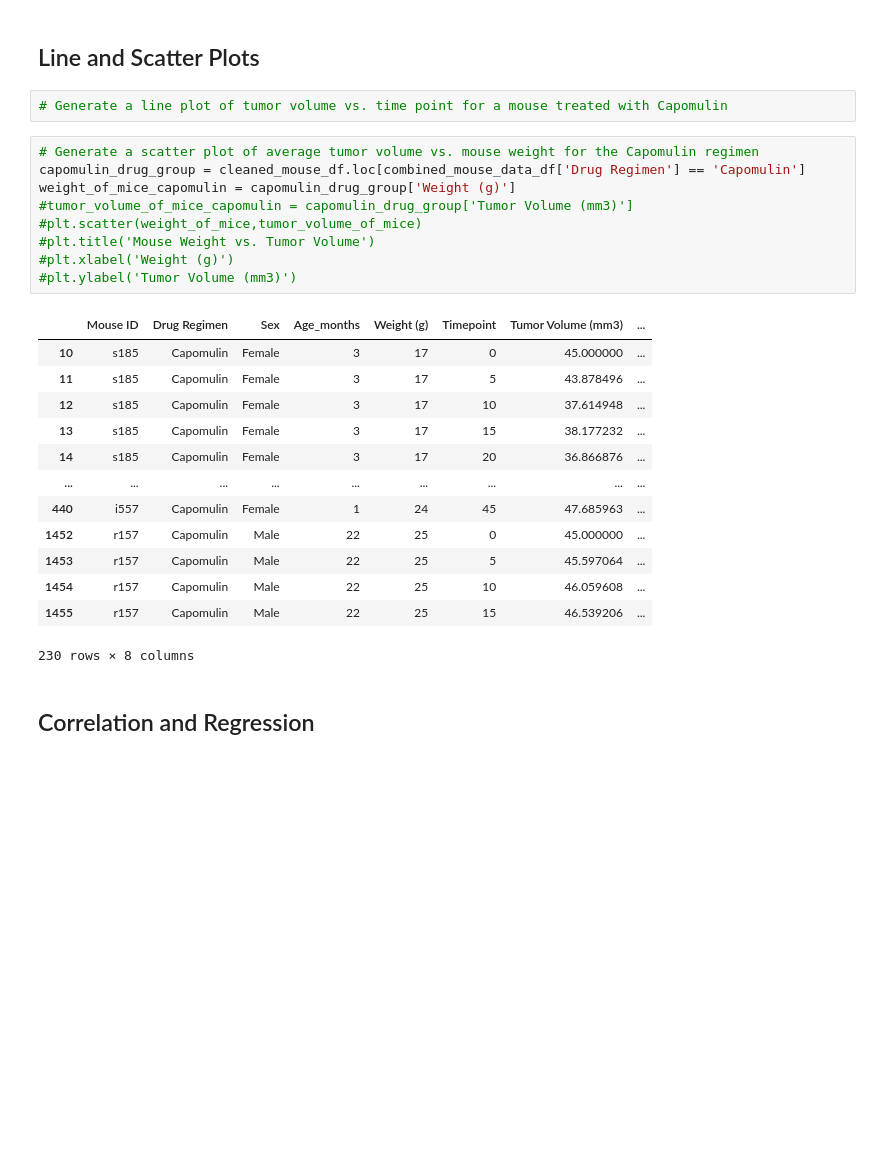
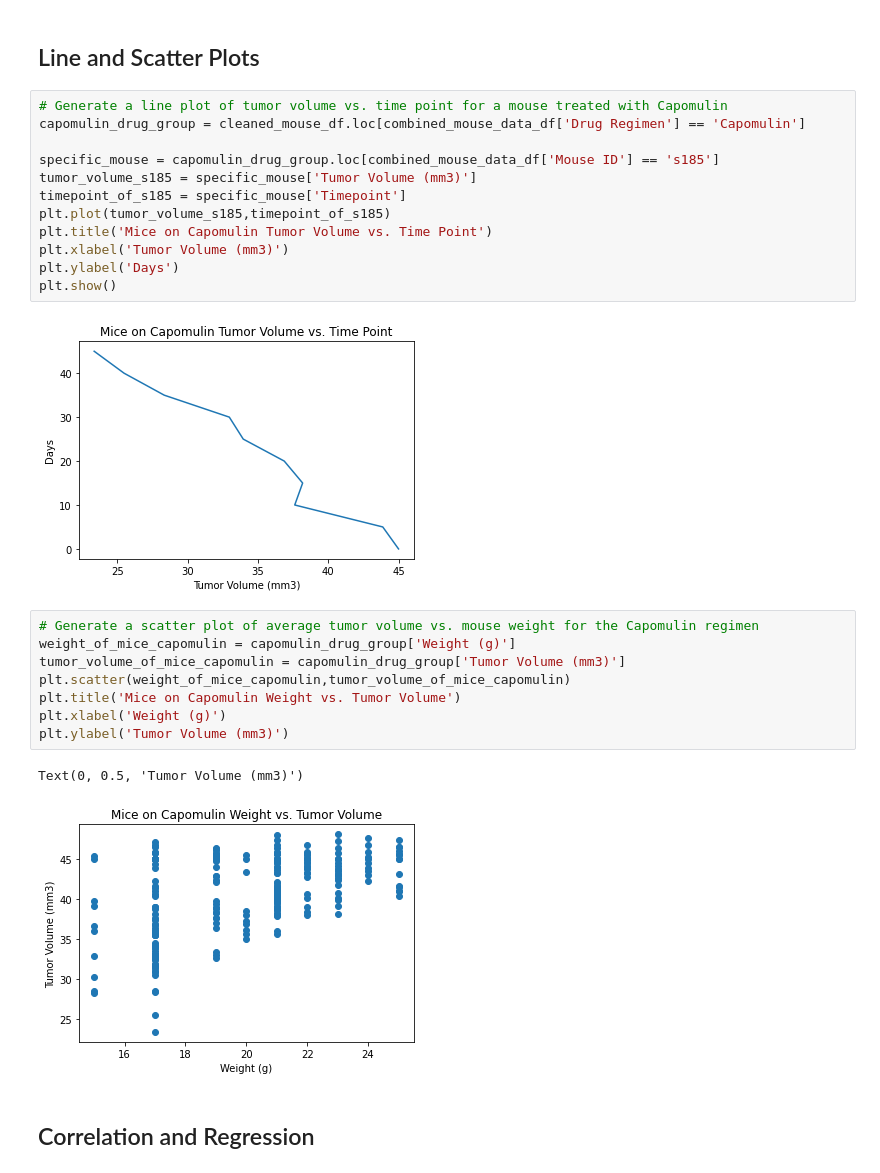
Before and after one commit to khbader101/Matplotlib-Challenge, a Jupyter notebook: pymaceuticals_starter.ipynb, the cells around one changed output. Saved outputs shown, nothing was run; the diff lists cells and outputs as text; blank space fills up the shorter version.

```diff
--- a/pymaceuticals_starter.ipynb
+++ b/pymaceuticals_starter.ipynb
@@ -239,31 +239,31 @@ plt.show()
 # Generate a box plot of the final tumor volume of each mouse across four regimens of interest
 # %% [markdown]
 ## Line and Scatter Plots
-# %%
-# Generate a line plot of tumor volume vs. time point for a mouse treated with Capomulin
+# %%
+# Generate a line plot of tumor volume vs. time point for a mouse treated with Capomulin
+capomulin_drug_group = cleaned_mouse_df.loc[combined_mouse_data_df['Drug Regimen'] == 'Capomulin']
+
+specific_mouse = capomulin_drug_group.loc[combined_mouse_data_df['Mouse ID'] == 's185']
+tumor_volume_s185 = specific_mouse['Tumor Volume (mm3)']
+timepoint_of_s185 = specific_mouse['Timepoint']
+plt.plot(tumor_volume_s185,timepoint_of_s185)
+plt.title('Mice on Capomulin Tumor Volume vs. Time Point')
+plt.xlabel('Tumor Volume (mm3)')
+plt.ylabel('Days')
+plt.show()
+# %% [output]
+[figure, added]
 # %%
 # Generate a scatter plot of average tumor volume vs. mouse weight for the Capomulin regimen
-capomulin_drug_group = cleaned_mouse_df.loc[combined_mouse_data_df['Drug Regimen'] == 'Capomulin']
 weight_of_mice_capomulin = capomulin_drug_group['Weight (g)']
-#tumor_volume_of_mice_capomulin = capomulin_drug_group['Tumor Volume (mm3)']
-#plt.scatter(weight_of_mice,tumor_volume_of_mice)
-#plt.title('Mouse Weight vs. Tumor Volume')
-#plt.xlabel('Weight (g)')
-#plt.ylabel('Tumor Volume (mm3)')
+tumor_volume_of_mice_capomulin = capomulin_drug_group['Tumor Volume (mm3)']
+plt.scatter(weight_of_mice_capomulin,tumor_volume_of_mice_capomulin)
+plt.title('Mice on Capomulin Weight vs. Tumor Volume')
+plt.xlabel('Weight (g)')
+plt.ylabel('Tumor Volume (mm3)')
 # %% [output]
-|  | Mouse ID | Drug Regimen | Sex | Age_months | Weight (g) | Timepoint | Tumor Volume (mm3) | ... |
-| 10 | s185 | Capomulin | Female | 3 | 17 | 0 | 45.000000 | ... |
-| 11 | s185 | Capomulin | Female | 3 | 17 | 5 | 43.878496 | ... |
-| 12 | s185 | Capomulin | Female | 3 | 17 | 10 | 37.614948 | ... |
-| 13 | s185 | Capomulin | Female | 3 | 17 | 15 | 38.177232 | ... |
-| 14 | s185 | Capomulin | Female | 3 | 17 | 20 | 36.866876 | ... |
-| ... | ... | ... | ... | ... | ... | ... | ... | ... |
-| 440 | i557 | Capomulin | Female | 1 | 24 | 45 | 47.685963 | ... |
-| 1452 | r157 | Capomulin | Male | 22 | 25 | 0 | 45.000000 | ... |
-| 1453 | r157 | Capomulin | Male | 22 | 25 | 5 | 45.597064 | ... |
-| 1454 | r157 | Capomulin | Male | 22 | 25 | 10 | 46.059608 | ... |
-| 1455 | r157 | Capomulin | Male | 22 | 25 | 15 | 46.539206 | ... |
-230 rows × 8 columns
+Text(0, 0.5, 'Tumor Volume (mm3)')
+[figure, added]
 # %% [markdown]
 ## Correlation and Regression
 # %%
```
Also changed, not shown: parts of 3 cells of this notebook.
